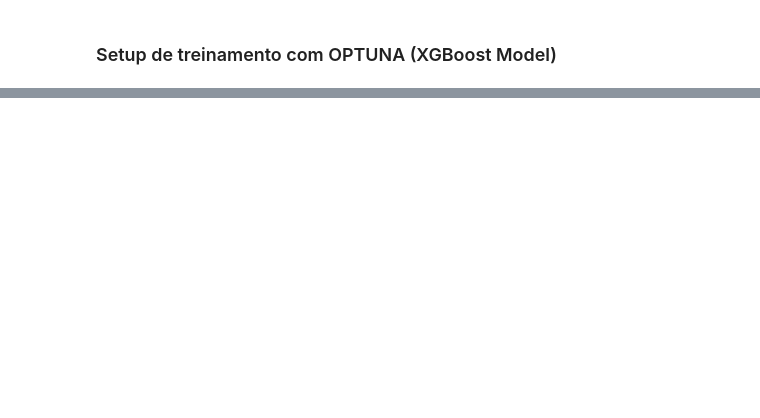
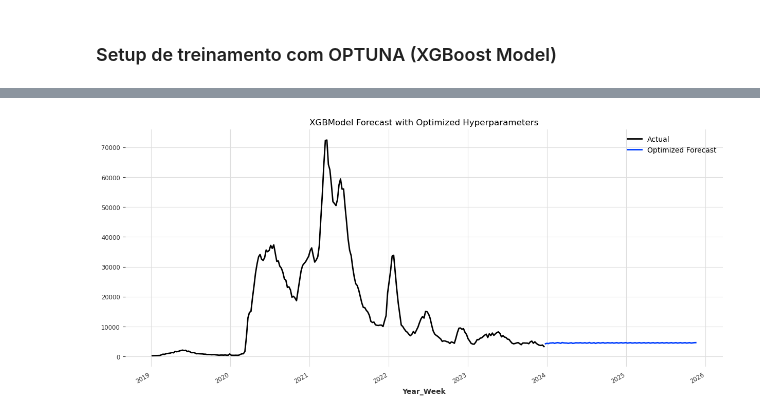
Before and after one commit to Arickjd/matematica-computacional, a Jupyter notebook: Models/XGBOOST/XGBoost_Model.ipynb, the cells around one changed output, grey strips where cells are left out. Drawn from its saved outputs; the diff is of its cells as text; code cells hidden in the pictures; blank space fills up the shorter version.

```diff
--- a/Models/XGBOOST/XGBoost_Model.ipynb
+++ b/Models/XGBOOST/XGBoost_Model.ipynb
@@ -148,0 +225,6 @@ plt.show()
+# %%
+# Create study and optimize
+study = optuna.create_study(direction="minimize")
+
+# Global variable to store best model
+best_model = None
@@ -148,0 +267,11 @@ plt.show()
+# %%
+# Results
+print("Best trial:")
+trial = study.best_trial
+print(f"MAPE: {trial.value:.2f}%")
+print("Best params:")
+for key, value in trial.params.items():
+    print(f"{key}: {value}")
+
+# Generate forecast
+forecast = best_model.predict(n=100)  # 3 years ahead
@@ -148,0 +291,10 @@ plt.show()
+# %%
+# Visualization
+plt.figure(figsize=(15, 6))
+train_83.plot(label="Actual")
+forecast.plot(label="Optimized Forecast")
+plt.title("XGBModel Forecast with Optimized Hyperparameters")
+plt.legend()
+plt.show()
+# %% [output]
+[figure, added]
```
Also changed, not shown: parts of 13 cells of this notebook, 2 other files.
